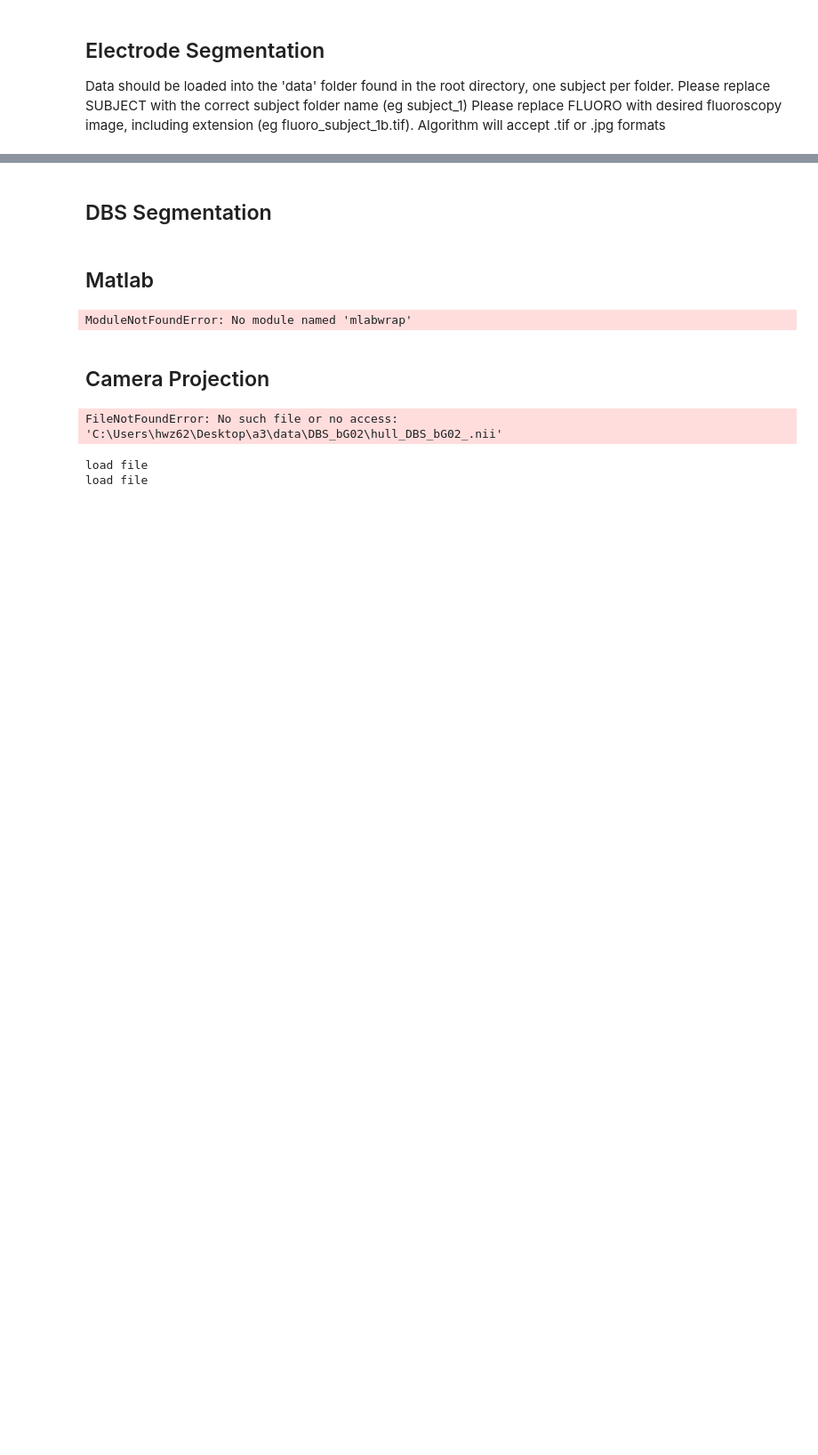
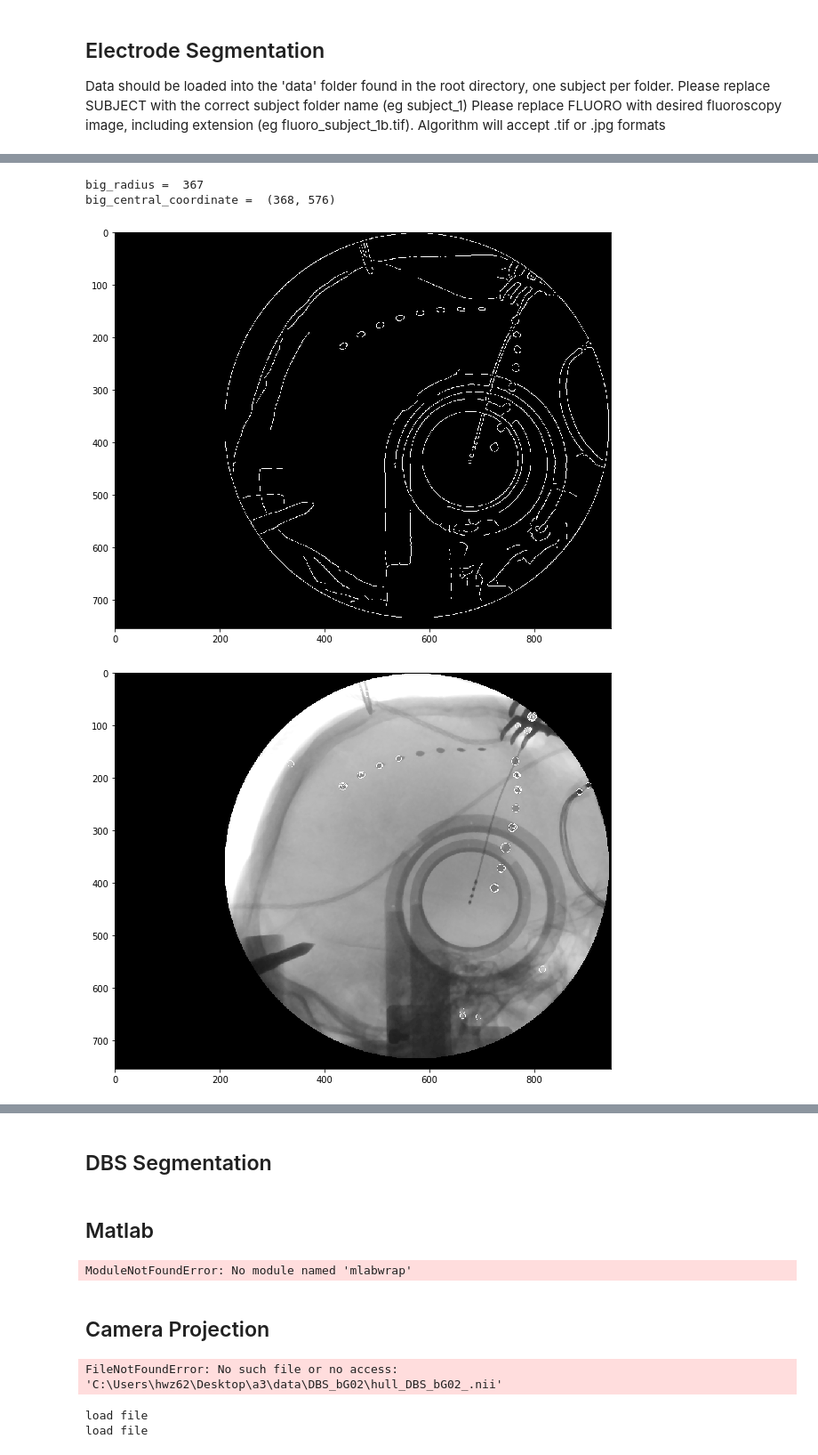
Before and after one commit to wspeier1/BE223A_2019, a Jupyter notebook: Consolidated_Pipeline2.ipynb, the cells around one changed output, grey strips where cells are left out. Shown at 89% size. Drawn from its saved outputs; the diff is of its cells as text; code cells hidden in the pictures; blank space fills up the shorter version.

```diff
--- a/Consolidated_Pipeline2.ipynb
+++ b/Consolidated_Pipeline2.ipynb
@@ -429,0 +367,11 @@ electrode_out=electrode.electrode_detection(in_path,save_path)
+# %%
+from Fluoro_Segmentation import electrode_detection1 as electrode
+
+in_path=in_path=os.path.join('Data','subject_1','fluoro_subject_1c.tif')
+save_path=os.path.join('Data','subject_1','electrode.npy')
+electrode_out=electrode.electrode_detection(in_path,save_path)
+# %% [output]
+big_radius =  367
+big_central_coordinate =  (368, 576)
+[figure, added]
+[figure, added]
```
Also changed, not shown: parts of 7 cells of this notebook.
